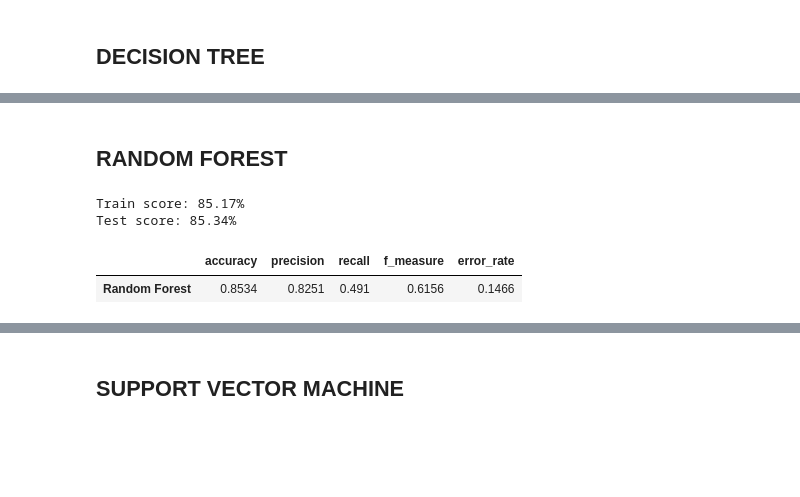
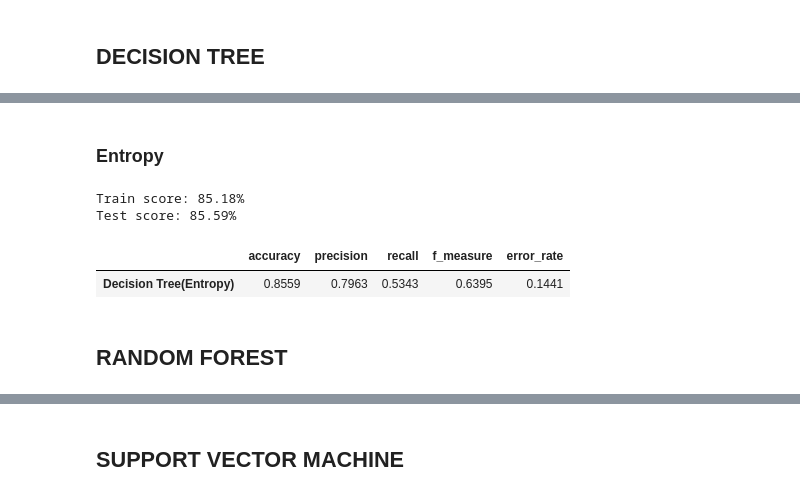
Before and after one commit to adititewari13/Adult-Data_ML, a Jupyter notebook: Adult-Data/income_analysis.ipynb, the cells around one changed output, grey strips where cells are left out. Cells and saved outputs as stored; diff of their text form; code cells hidden in the pictures; blank space fills up the shorter version.

```diff
--- a/Adult-Data/income_analysis.ipynb
+++ b/Adult-Data/income_analysis.ipynb
@@ -493,20 +546,22 @@ Test score: 85.60%
+# %% [markdown]
+### Entropy
+# %%
+dt_entropy_model = DecisionTreeClassifier(criterion='entropy',max_depth=5, random_state=42)
+dt_entropy_model.fit(x_train, y_train)
+
+dt_entropy_train_pred = dt_entropy_model.predict(x_train)
+dt_entropy_test_pred = dt_entropy_model.predict(x_test)
+
+print(f'Train score: {accuracy_score(y_train, dt_entropy_train_pred) *100:.2f}%')
+print(f'Test score: {accuracy_score(y_test, dt_entropy_test_pred) *100:.2f}%')
+
+dt_entropy_eval = evaluate(y_test, dt_entropy_test_pred)
+dt_entropy_df = round(pd.DataFrame([dt_entropy_eval], index = ['Decision Tree(Entropy)']),4)
+display(dt_entropy_df)
+# %% [output]
+Train score: 85.18%
+Test score: 85.59%
+|  | accuracy | precision | recall | f_measure | error_rate |
+| Decision Tree(Entropy) | 0.8559 | 0.7963 | 0.5343 | 0.6395 | 0.1441 |
 # %% [markdown]
 ## RANDOM FOREST
-# %%
-clf = RandomForestClassifier(n_estimators = 500, max_depth=5, random_state = 42)
-clf.fit(x_train, y_train)
-
-rf_train_pred = clf.predict(x_train)
-rf_test_pred = clf.predict(x_test)
-
-print(f'Train score: {accuracy_score(y_train, rf_train_pred)*100:.2f}%')
-print(f'Test score: {accuracy_score(y_test, rf_test_pred)*100:.2f}%')
-
-rf_eval = evaluate(y_test, rf_test_pred)
-rf_df = round(pd.DataFrame([rf_eval], index = ['Random Forest']),4)
-display(rf_df)
-# %% [output]
-Train score: 85.17%
-Test score: 85.34%
-|  | accuracy | precision | recall | f_measure | error_rate |
-| Random Forest | 0.8534 | 0.8251 | 0.491 | 0.6156 | 0.1466 |
```
Also changed, not shown: parts of 27 cells of this notebook.
